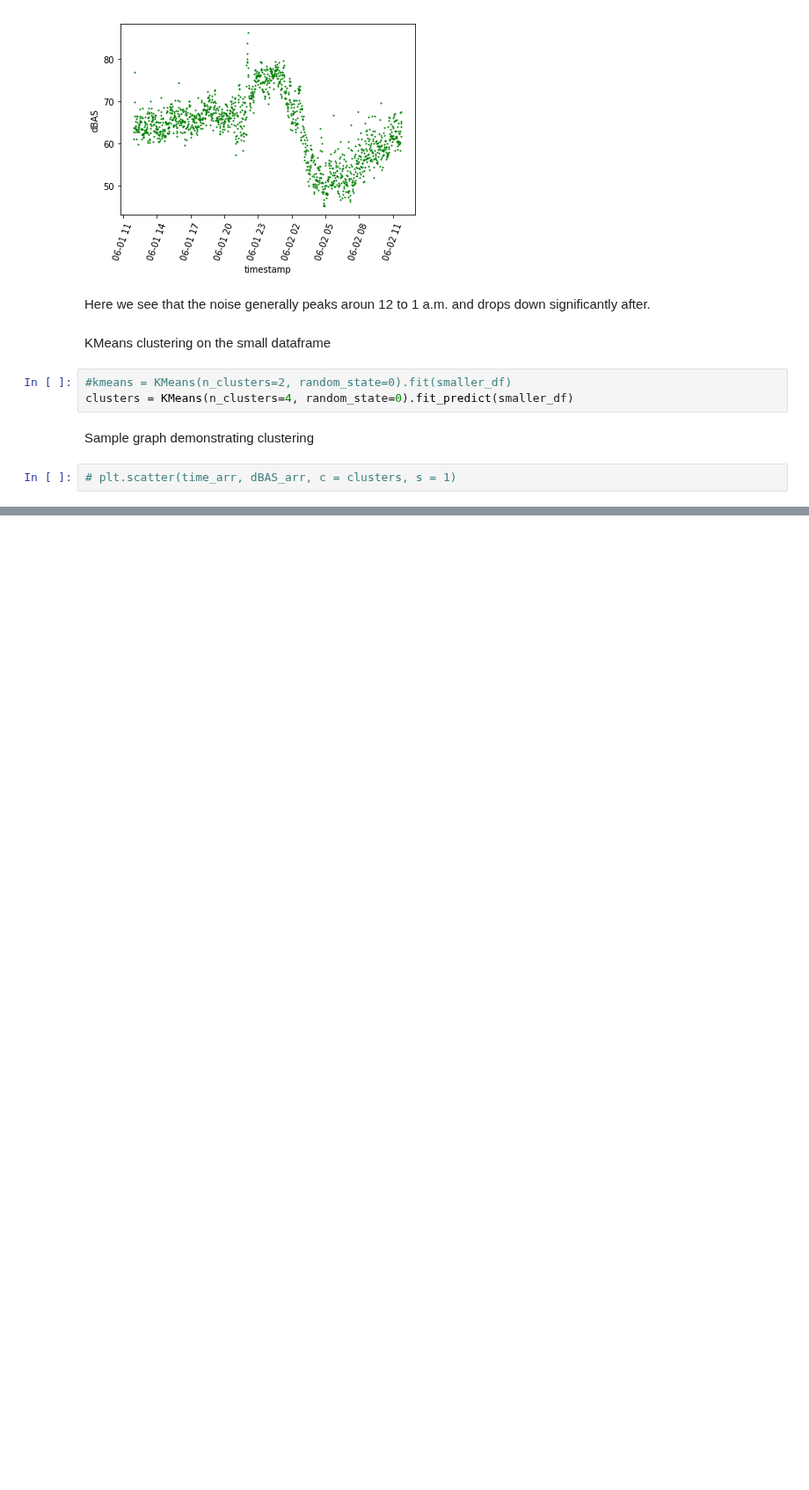
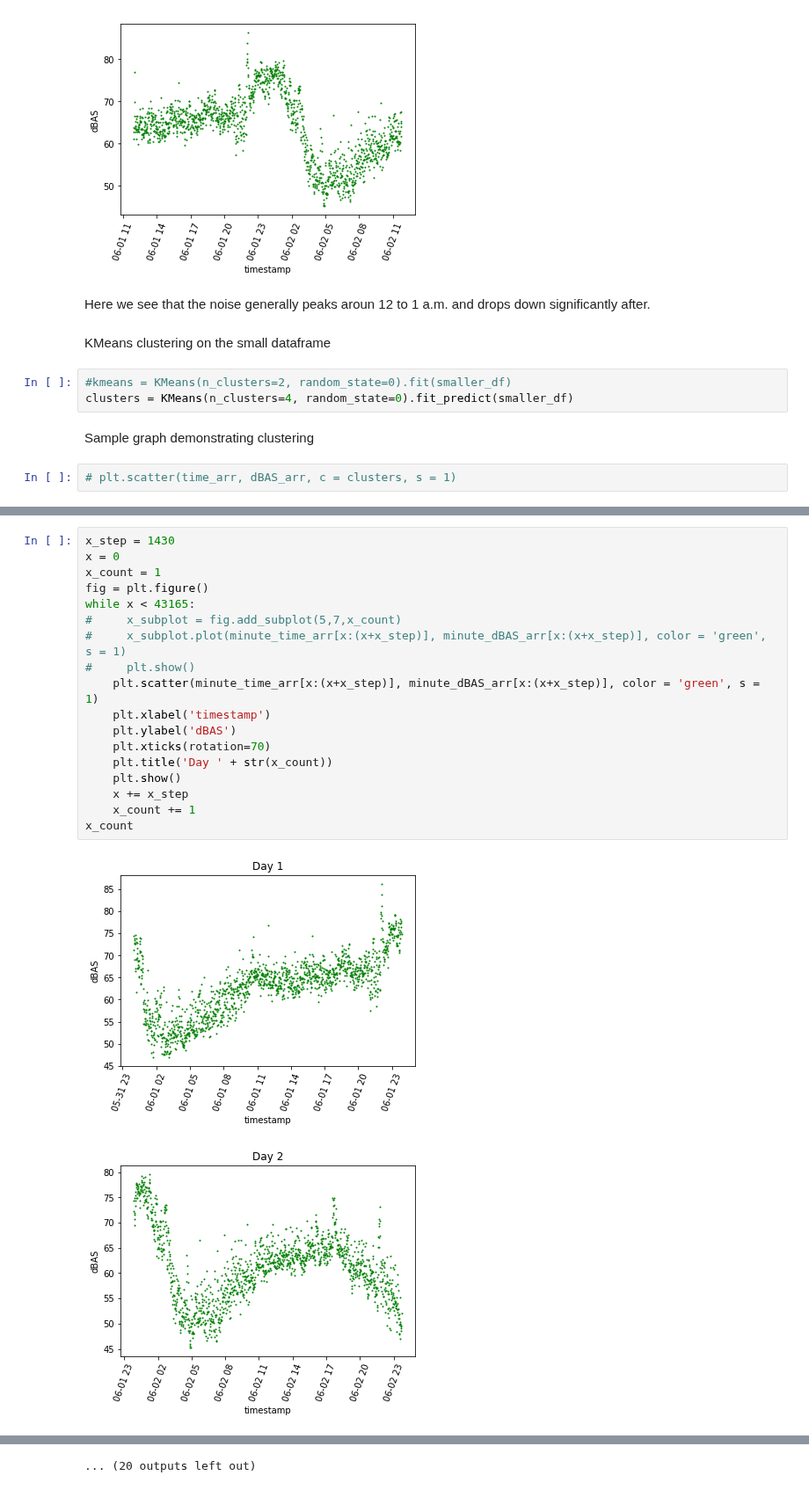
Before and after one commit to marin-hyatt/public-redhook-analysis, a Jupyter notebook: Visuals.ipynb, the cells around one changed output, grey strips where cells are left out. Shown at 88% size. Cells and saved outputs as stored; diff of their text form; blank space fills up the shorter version.

```diff
--- a/Visuals.ipynb
+++ b/Visuals.ipynb
@@ -195,0 +200,21 @@ Sample graph demonstrating clustering
+# %%
+x_step = 1430
+x = 0
+x_count = 1
+fig = plt.figure()
+while x < 43165:
+#     x_subplot = fig.add_subplot(5,7,x_count)
+#     x_subplot.plot(minute_time_arr[x:(x+x_step)], minute_dBAS_arr[x:(x+x_step)], color = 'green', s = 1)
+#     plt.show()
+    plt.scatter(minute_time_arr[x:(x+x_step)], minute_dBAS_arr[x:(x+x_step)], color = 'green', s = 1)
+    plt.xlabel('timestamp')
+    plt.ylabel('dBAS')
+    plt.xticks(rotation=70)
+    plt.title('Day ' + str(x_count))
+    plt.show()
+    x += x_step
+    x_count += 1
+x_count
+# %% [output]
+[figure, added]
+[figure, added]
@@ -195,0 +231 @@ Sample graph demonstrating clustering
+... (20 outputs left out)
```
Also changed, not shown: parts of 2 cells of this notebook, 1 other file.
